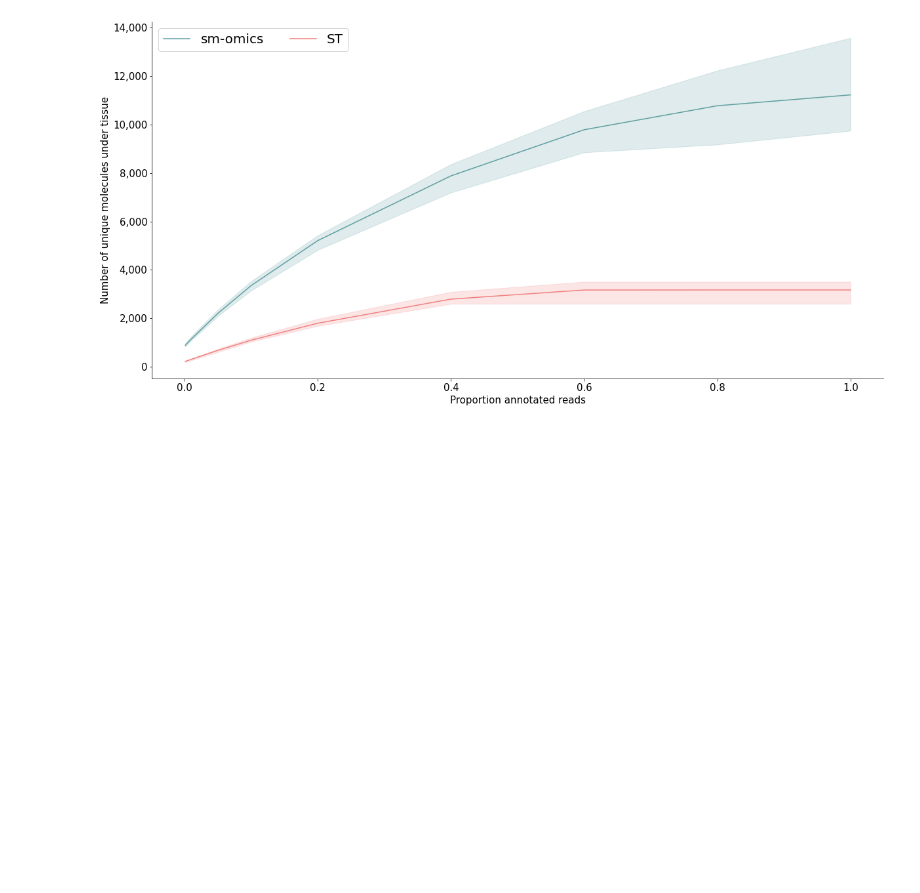
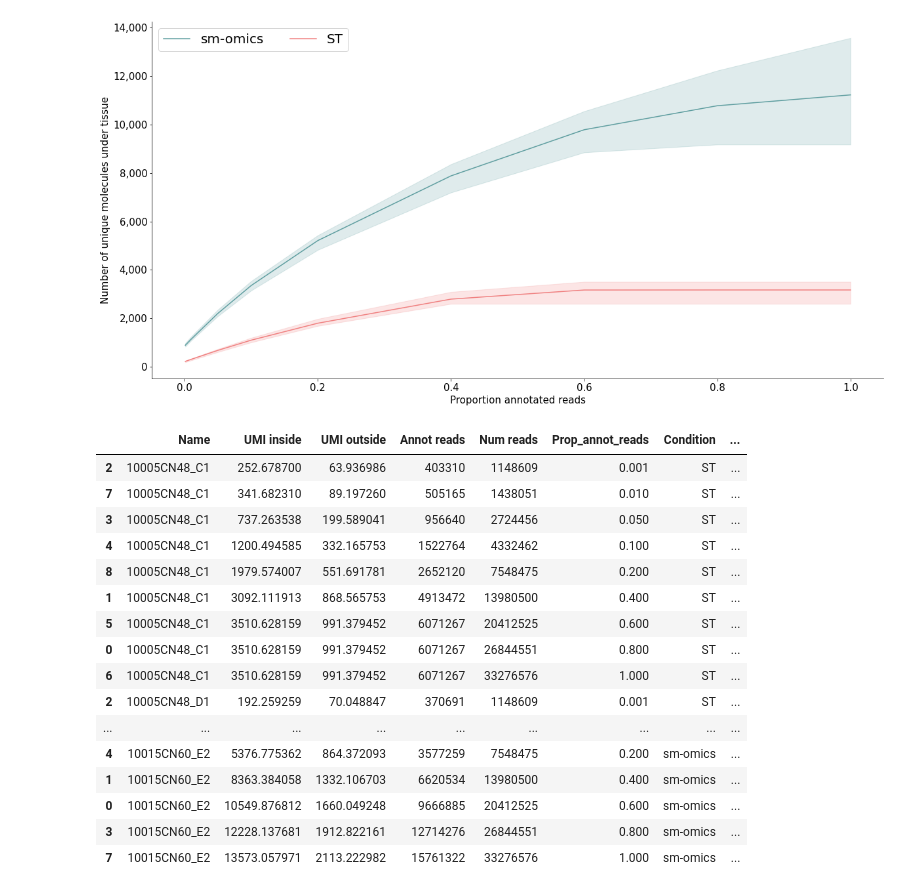
Before and after one commit to klarman-cell-observatory/sm-omics, a Jupyter notebook: smomics_performance/Saturation_curve_UMIs_SM_ST_per_spot.ipynb, the cells around one changed output. Drawn from its saved outputs; the diff is of its cells as text; code cells hidden in the pictures; blank space fills up the shorter version.

```diff
--- a/smomics_performance/Saturation_curve_UMIs_SM_ST_per_spot.ipynb
+++ b/smomics_performance/Saturation_curve_UMIs_SM_ST_per_spot.ipynb
@@ -131,0 +132,20 @@ cond_merge.to_csv('../../smomics_data/sm_st_unique_molecules_under_outside_tissu
+# %%
+cond_merge
+# %% [output]
+|  | Name | UMI inside | UMI outside | Annot reads | Num reads | Prop_annot_reads | Condition | ... |
+| 2 | 10005CN48_C1 | 252.678700 | 63.936986 | 403310 | 1148609 | 0.001 | ST | ... |
+| 7 | 10005CN48_C1 | 341.682310 | 89.197260 | 505165 | 1438051 | 0.010 | ST | ... |
+| 3 | 10005CN48_C1 | 737.263538 | 199.589041 | 956640 | 2724456 | 0.050 | ST | ... |
+| 4 | 10005CN48_C1 | 1200.494585 | 332.165753 | 1522764 | 4332462 | 0.100 | ST | ... |
+| 8 | 10005CN48_C1 | 1979.574007 | 551.691781 | 2652120 | 7548475 | 0.200 | ST | ... |
+| 1 | 10005CN48_C1 | 3092.111913 | 868.565753 | 4913472 | 13980500 | 0.400 | ST | ... |
+| 5 | 10005CN48_C1 | 3510.628159 | 991.379452 | 6071267 | 20412525 | 0.600 | ST | ... |
+| 0 | 10005CN48_C1 | 3510.628159 | 991.379452 | 6071267 | 26844551 | 0.800 | ST | ... |
+| 6 | 10005CN48_C1 | 3510.628159 | 991.379452 | 6071267 | 33276576 | 1.000 | ST | ... |
+| 2 | 10005CN48_D1 | 192.259259 | 70.048847 | 370691 | 1148609 | 0.001 | ST | ... |
+| ... | ... | ... | ... | ... | ... | ... | ... | ... |
+| 4 | 10015CN60_E2 | 5376.775362 | 864.372093 | 3577259 | 7548475 | 0.200 | sm-omics | ... |
+| 1 | 10015CN60_E2 | 8363.384058 | 1332.106703 | 6620534 | 13980500 | 0.400 | sm-omics | ... |
+| 0 | 10015CN60_E2 | 10549.876812 | 1660.049248 | 9666885 | 20412525 | 0.600 | sm-omics | ... |
+| 3 | 10015CN60_E2 | 12228.137681 | 1912.822161 | 12714276 | 26844551 | 0.800 | sm-omics | ... |
+| 7 | 10015CN60_E2 | 13573.057971 | 2113.222982 | 15761322 | 33276576 | 1.000 | sm-omics | ... |
```
Also changed, not shown: parts of 2 cells of this notebook, 10 other files.
